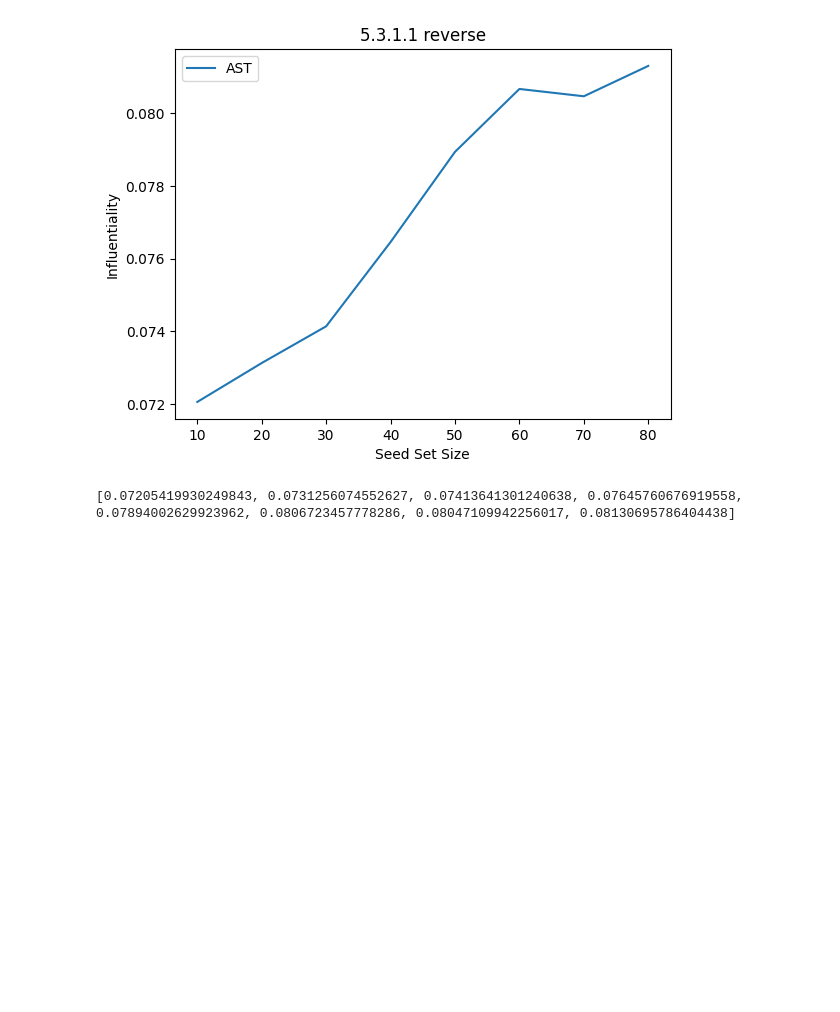
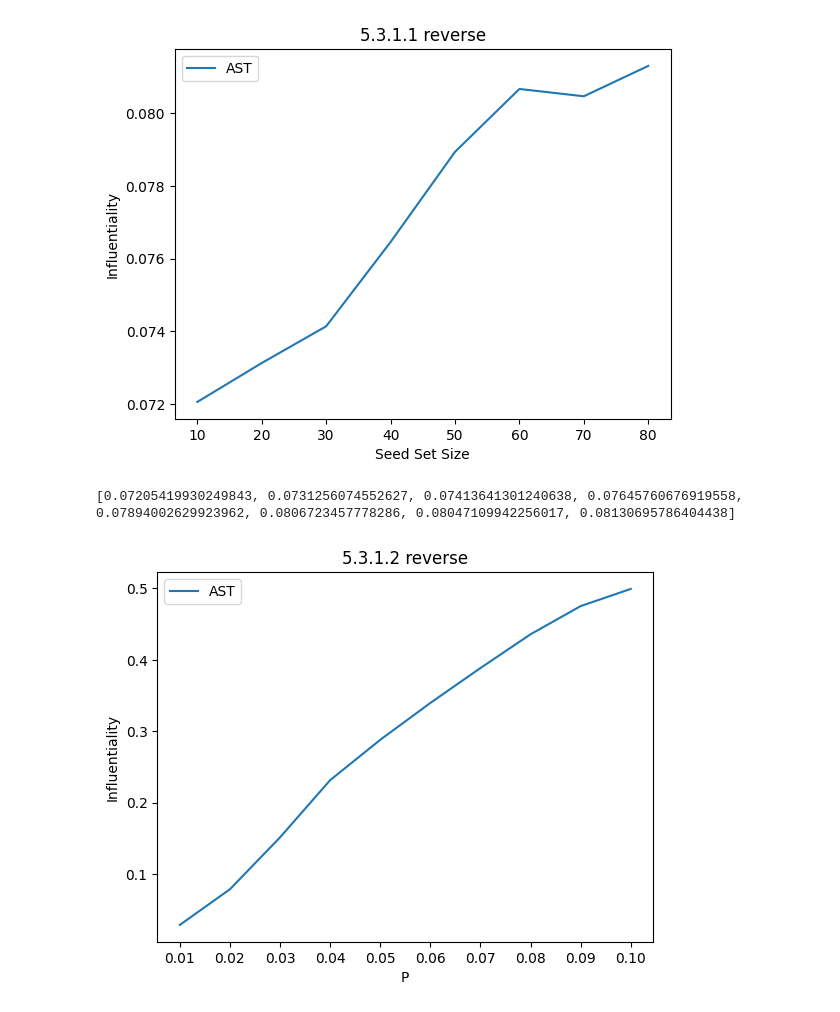
Before and after one commit to esma-eel/gwo-ekpm, a Jupyter notebook: charts.ipynb, the cells around one changed output. Drawn from its saved outputs; the diff is of its cells as text; code cells hidden in the pictures; blank space fills up the shorter version.

Commit message:
reverse tests final result for 5.3.1.2

```diff
--- a/charts.ipynb
+++ b/charts.ipynb
@@ -2982,0 +3536,20 @@ print(influentiality)
+# %%
+
+influentiality = []
+probability = []
+
+for item in mydata7:
+    probability.append(item.get("P"))
+    alg_result = item.get("algorithm_result")
+    influentiality.append(float(alg_result["ic"]) / float(alg_result["network_size"]))
+
+plt.plot(probability, influentiality, label="AST")
+plt.xticks(probability)
+# plt.yticks(influentiality)
+plt.xlabel("P")
+plt.ylabel("Influentiality")
+plt.title("5.3.1.2 reverse")
+plt.legend()
+plt.show()
+# %% [output]
+[figure, added]
```
Also changed, not shown: parts of 1 cell of this notebook, 3 other files.
